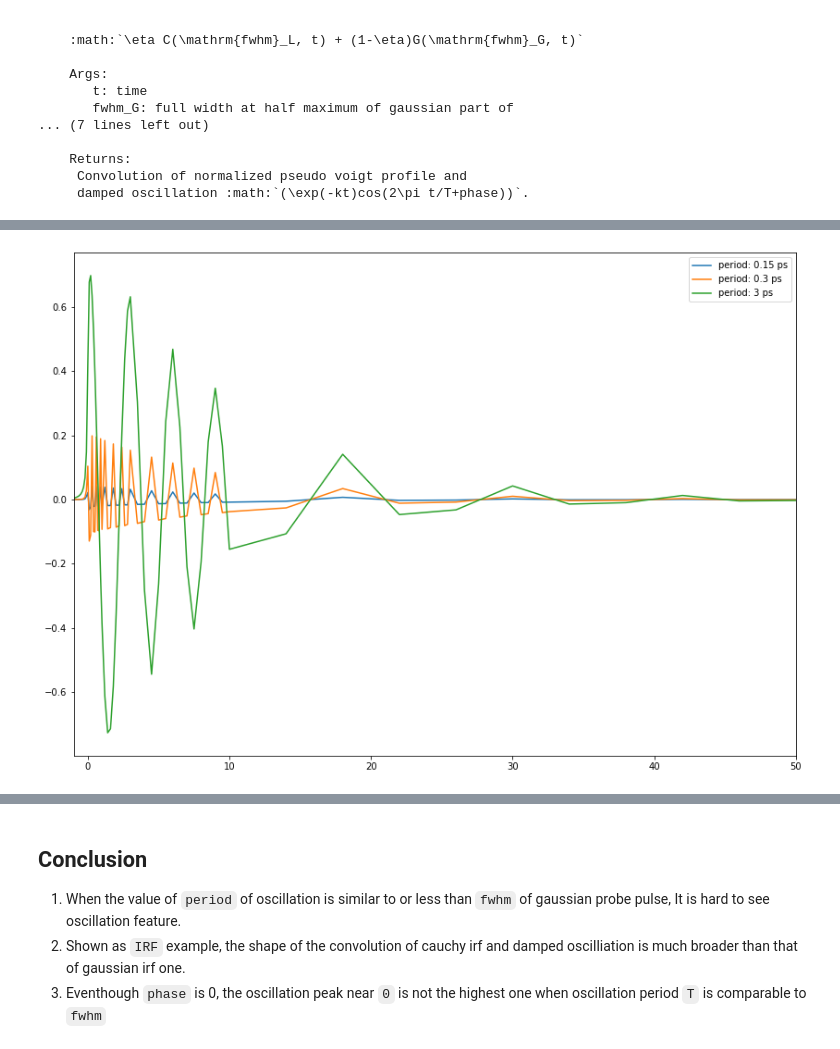
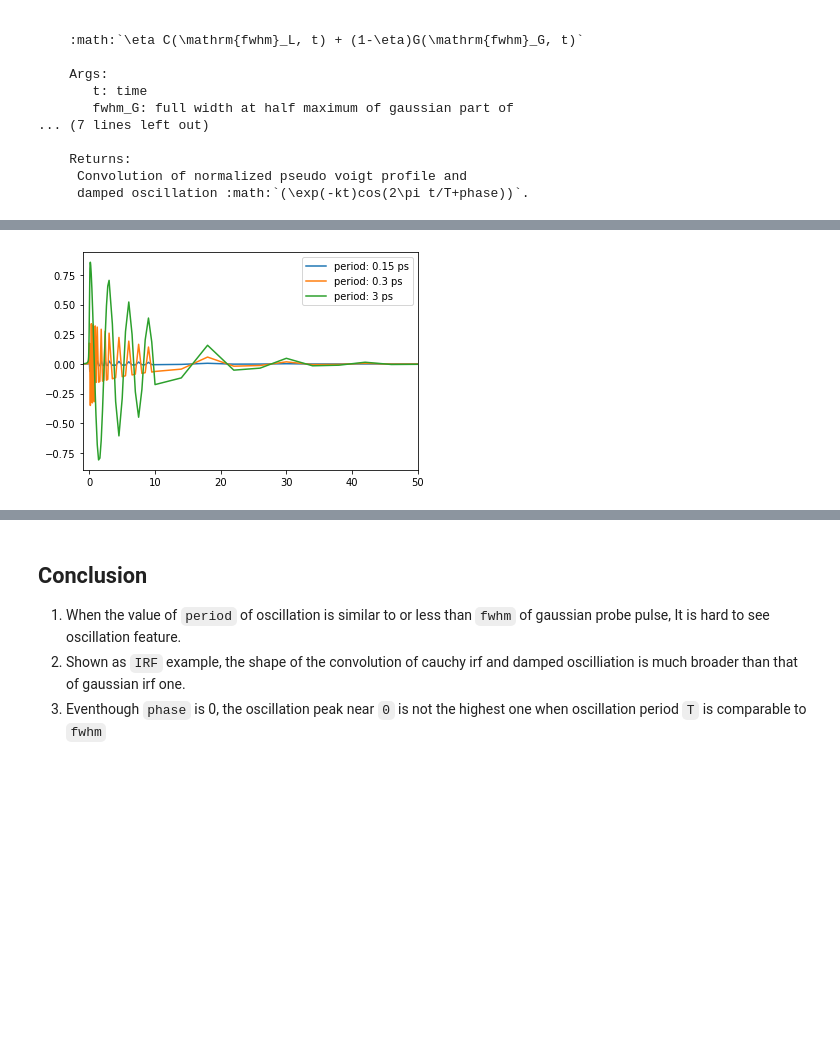
Before and after one commit to pistack/TRXASprefitpack-example, a Jupyter notebook: dmp_osc.ipynb, the cells around one changed output, grey strips where cells are left out. Cells and saved outputs as stored; diff of their text form; code cells hidden in the pictures; blank space fills up the shorter version.

```diff
--- a/dmp_osc.ipynb
+++ b/dmp_osc.ipynb
@@ -37,14 +38,12 @@ eta = 0.3
 
 # time range
 t_0 = np.arange(-2, -1, 0.2)
-t_1 = np.arange(-1, 1, 0.1)
+t_1 = np.arange(-1, 1, 0.02)
 t_2 = np.arange(1, 3, 0.2)
 t_3 = np.arange(3, 10, 0.5)
-t_4 = np.arange(10, 50, 4)
-t_5 = np.arange(50, 100, 10)
-t_6 = np.arange(100, 1100, 100)
+t_4 = np.arange(10, 54, 4)
 
-t = np.hstack((t_0, t_1, t_2, t_3, t_4, t_5, t_6))
+t = np.hstack((t_0, t_1, t_2, t_3, t_4))
 # %% [markdown]
 ## ``dmp_osc_conv_gau`` routine
 # %%
@@ -187,9 +168,9 @@ plt.show()
 # %%
-plt.plot(t, cauchy_osc_1, label=f'period: {period[0]} ps')
-plt.plot(t, cauchy_osc_2, label=f'period: {period[1]} ps')
-plt.plot(t, cauchy_osc_3, label=f'period: {period[2]} ps')
+plt.plot(t, pvoigt_osc_1, label=f'period: {period[0]} ps')
+plt.plot(t, pvoigt_osc_2, label=f'period: {period[1]} ps')
+plt.plot(t, pvoigt_osc_3, label=f'period: {period[2]} ps')
 plt.legend()
 plt.xlim(-1, 50)
 plt.show()
 # %% [output]
-[figure, old version]
+[figure, new version]
```
Also changed, not shown: parts of 9 cells of this notebook, 10 other files.
